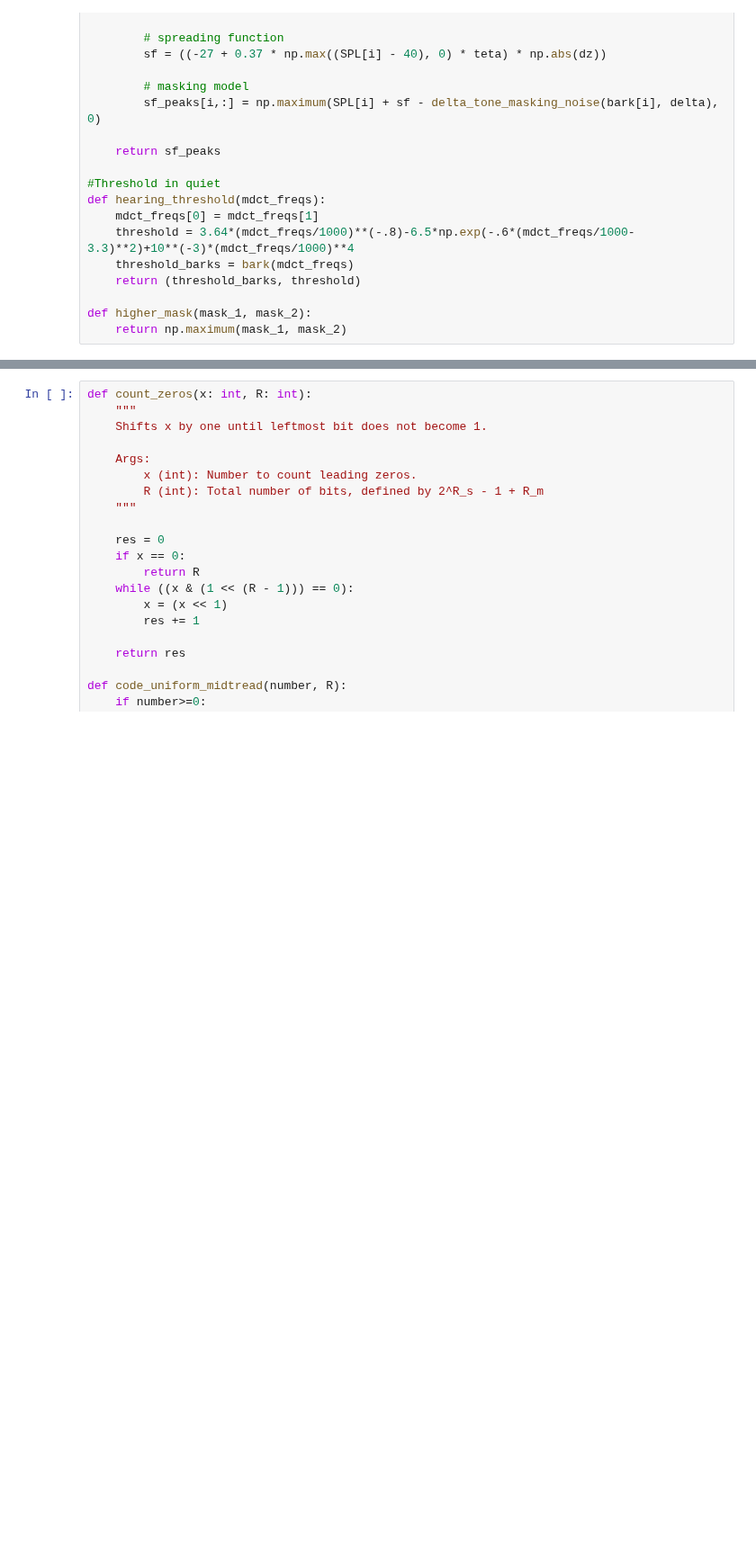
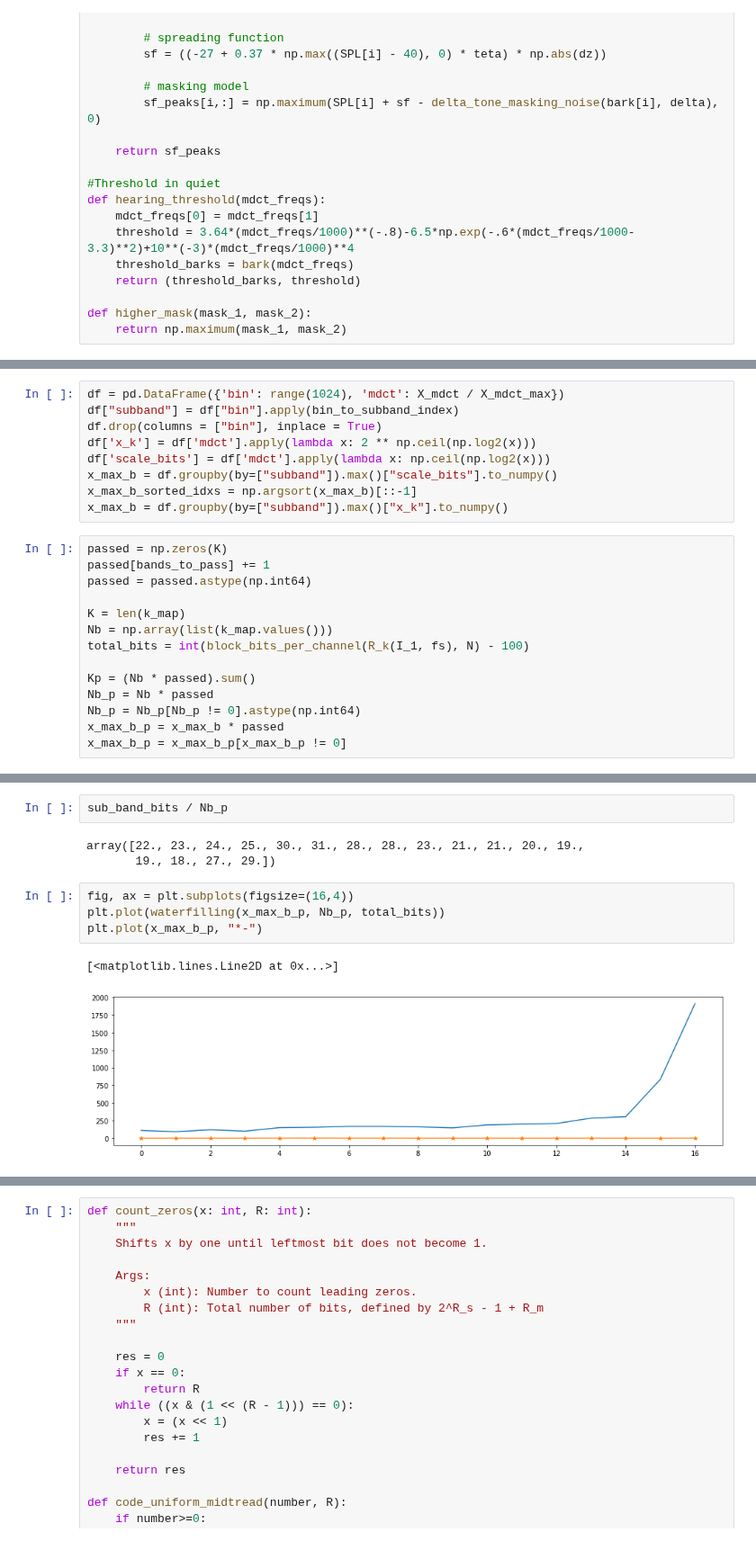
Before and after one commit to guedes-joaofelipe/CPE793-topics-in-audio-codification, a Jupyter notebook: exercises/chap08/ex-8-9-pos-aula.ipynb, the cells around one changed output, grey strips where cells are left out. Shown at 90% size. Saved outputs shown, nothing was run; the diff lists cells and outputs as text; blank space fills up the shorter version.

```diff
--- a/exercises/chap08/ex-8-9-pos-aula.ipynb
+++ b/exercises/chap08/ex-8-9-pos-aula.ipynb
@@ -461,0 +428,23 @@ def calc_SMR(spl, z, mask, K=25, N=1024):
+# %%
+df = pd.DataFrame({'bin': range(1024), 'mdct': X_mdct / X_mdct_max})
+df["subband"] = df["bin"].apply(bin_to_subband_index)
+df.drop(columns = ["bin"], inplace = True)
+df['x_k'] = df['mdct'].apply(lambda x: 2 ** np.ceil(np.log2(x)))
+df['scale_bits'] = df['mdct'].apply(lambda x: np.ceil(np.log2(x)))
+x_max_b = df.groupby(by=["subband"]).max()["scale_bits"].to_numpy()
+x_max_b_sorted_idxs = np.argsort(x_max_b)[::-1]
+x_max_b = df.groupby(by=["subband"]).max()["x_k"].to_numpy()
+# %%
+passed = np.zeros(K)
+passed[bands_to_pass] += 1
+passed = passed.astype(np.int64)
+
+K = len(k_map)
+Nb = np.array(list(k_map.values()))
+total_bits = int(block_bits_per_channel(R_k(I_1, fs), N) - 100)
+
+Kp = (Nb * passed).sum()
+Nb_p = Nb * passed
+Nb_p = Nb_p[Nb_p != 0].astype(np.int64)
+x_max_b_p = x_max_b * passed
+x_max_b_p = x_max_b_p[x_max_b_p != 0]
@@ -461,0 +525,12 @@ def calc_SMR(spl, z, mask, K=25, N=1024):
+# %%
+sub_band_bits / Nb_p
+# %% [output]
+array([22., 23., 24., 25., 30., 31., 28., 28., 23., 21., 21., 20., 19.,
+       19., 18., 27., 29.])
+# %%
+fig, ax = plt.subplots(figsize=(16,4))
+plt.plot(waterfilling(x_max_b_p, Nb_p, total_bits))
+plt.plot(x_max_b_p, "*-")
+# %% [output]
+[<matplotlib.lines.Line2D at 0x...>]
+[figure, added]
```
Also changed, not shown: parts of 41 cells of this notebook.
